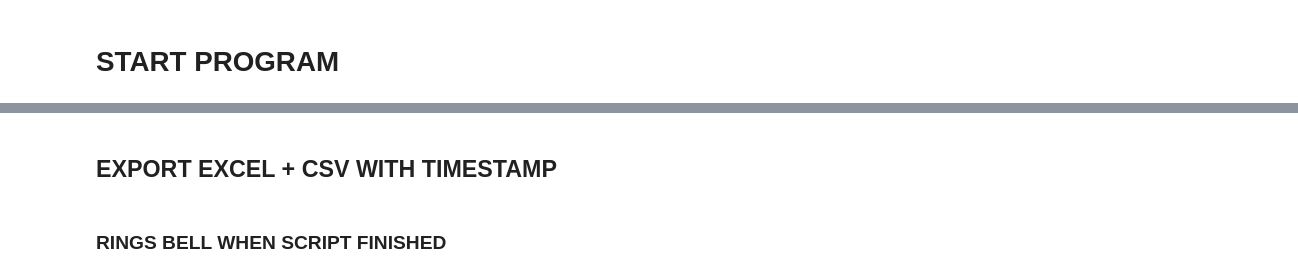
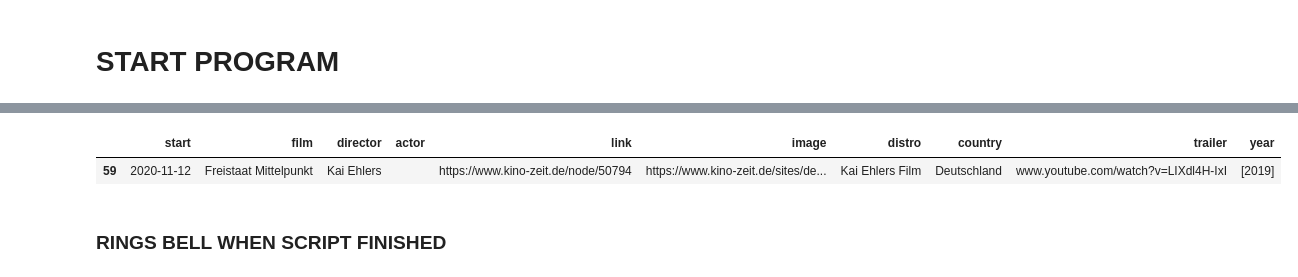
Before and after one commit to thomas-cares/movie-releases-germany, a Jupyter notebook: film_releases_germany.ipynb, the cells around one changed output, grey strips where cells are left out. Cells and saved outputs as stored; diff of their text form; code cells hidden in the pictures.

```diff
--- a/film_releases_germany.ipynb
+++ b/film_releases_germany.ipynb
@@ -68,8 +69,9 @@ def how_much_soup(url, weeks):
     lst_film=[i for sublst in lst_film for i in sublst]
     df_loop['film']=lst_film
     df_loop['year']=df_loop['film'].str.findall('\d\d\d\d')
+    #df_loop['start']=lst_start
+    lst_start=[datetime.strptime(i,'%d.%m.%Y') for i in lst_start]
     df_loop['start']=lst_start
-    df_loop['start'] = pd.to_datetime(df_loop['start'])
     lst_link= [i for sublst in lst_link for i in sublst]
     df_loop['link']=lst_link
     return (df_loop)
@@ -162,2 +145,0 @@ See the caveats in the documentation: https://pandas.pydata.org/pandas-docs/stab
-# %% [markdown]
-## EXPORT EXCEL + CSV  WITH TIMESTAMP
@@ -168,3 +146,8 @@ df.to_excel(f'exported_files/Filmstarts_{timestr}.xlsx')
+# %%
+df[(df['film'].str.contains('Freistaat'))]
+# %% [output]
+|  | start | film | director | actor | link | image | distro | country | trailer | year |
+| 59 | 2020-11-12 | Freistaat Mittelpunkt | Kai Ehlers |  | https://www.kino-zeit.de/node/50794 | https://www.kino-zeit.de/sites/de... | Kai Ehlers Film | Deutschland | www.youtube.com/watch?v=LIXdl4H-IxI | [2019] |
 # %% [markdown]
 ### RINGS BELL WHEN SCRIPT FINISHED
 # %%
```
Also changed, not shown: parts of 7 cells of this notebook.
